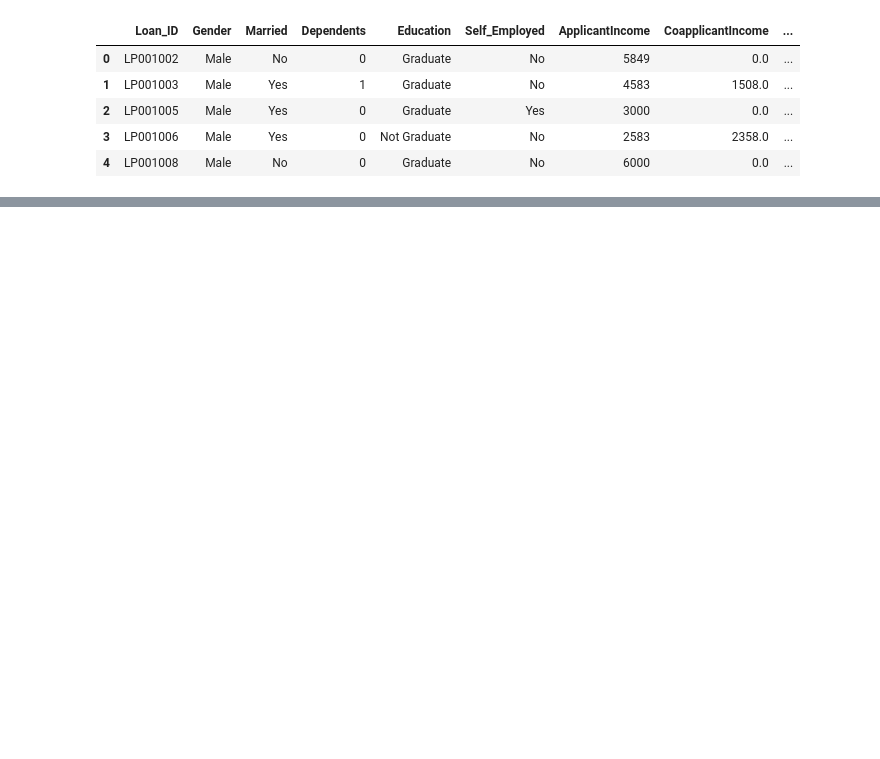
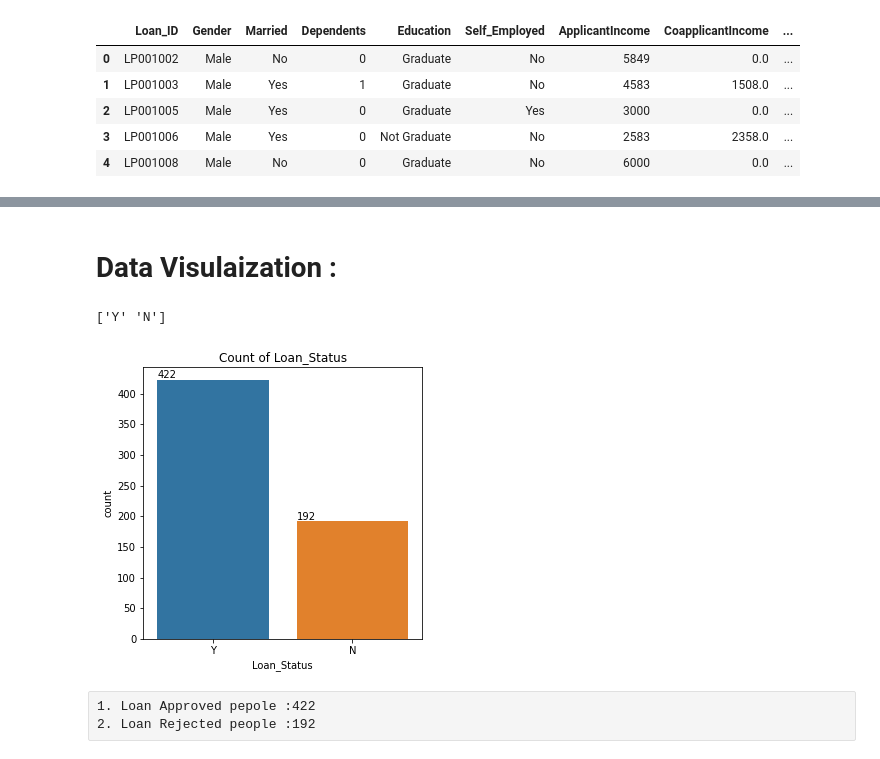
Before and after one commit to shailzafiroz/Evaluation_Project, a Jupyter notebook: Loan_PredictionDT.ipynb, the cells around one changed output, grey strips where cells are left out. Cells and saved outputs as stored; diff of their text form; code cells hidden in the pictures; blank space fills up the shorter version.

```diff
--- a/Loan_PredictionDT.ipynb
+++ b/Loan_PredictionDT.ipynb
@@ -1161,0 +203,5 @@ ValueError: ignored
+# %%
+df['Loan_Amount_Term']=df['Loan_Amount_Term'].astype('int')
+df['Credit_History']=df['Credit_History'].astype('int')
+# %%
+df['CoapplicantIncome']=df['CoapplicantIncome'].astype('int')
@@ -1161,0 +231,2 @@ ValueError: ignored
+# %%
+df['Dependents'].replace('3+',3,inplace=True)
@@ -1161,0 +237,2 @@ ValueError: ignored
+# %%
+df['Dependents']=df['Dependents'].astype('int')
@@ -1161,0 +265,17 @@ ValueError: ignored
+# %% [markdown]
+# Data Visulaization :
+# %%
+print(df['Loan_Status'].unique())
+
+fig = plt.figure(figsize=(5,5))
+ax = sns.countplot(df['Loan_Status'])
+ax.set_title("Count of Loan_Status")
+for p in ax.patches:
+    ax.annotate(str(format(int(p.get_height()), ',d')), (p.get_x(), p.get_height()*1.01))
+plt.show()
+# %% [output]
+['Y' 'N']
+[figure, added]
+# %% [raw]
+1. Loan Approved pepole :422
+2. Loan Rejected people :192
```
Also changed, not shown: parts of 397 cells of this notebook.
